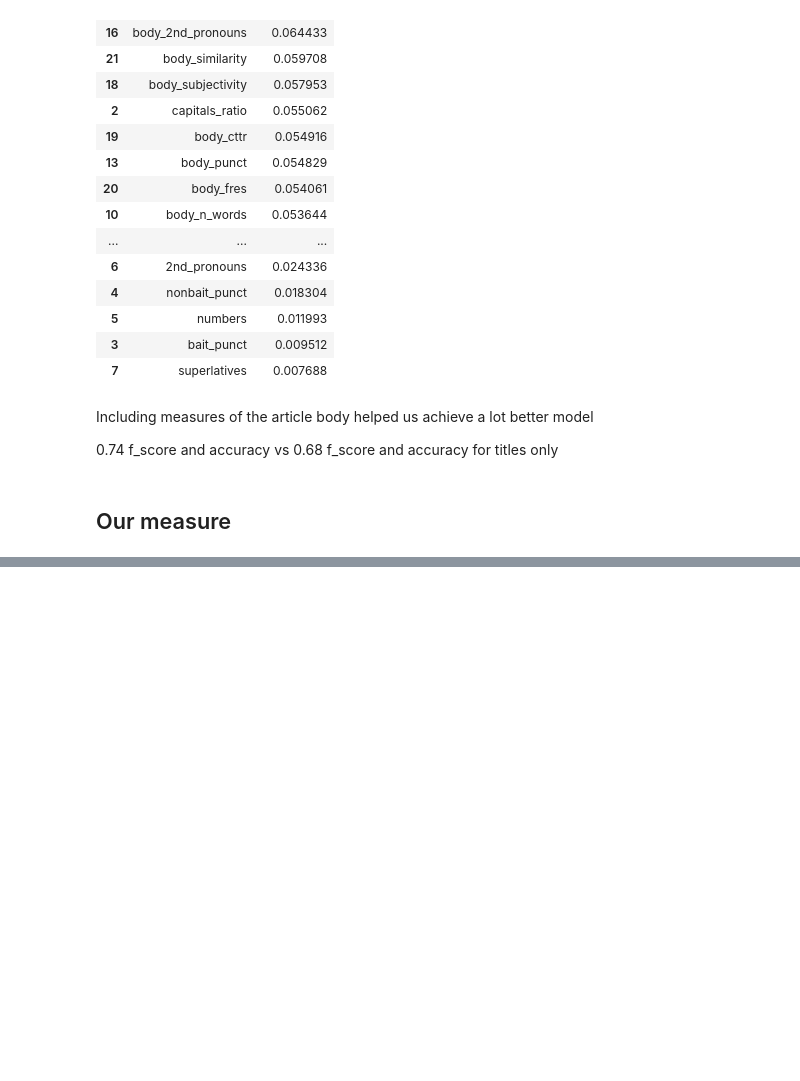
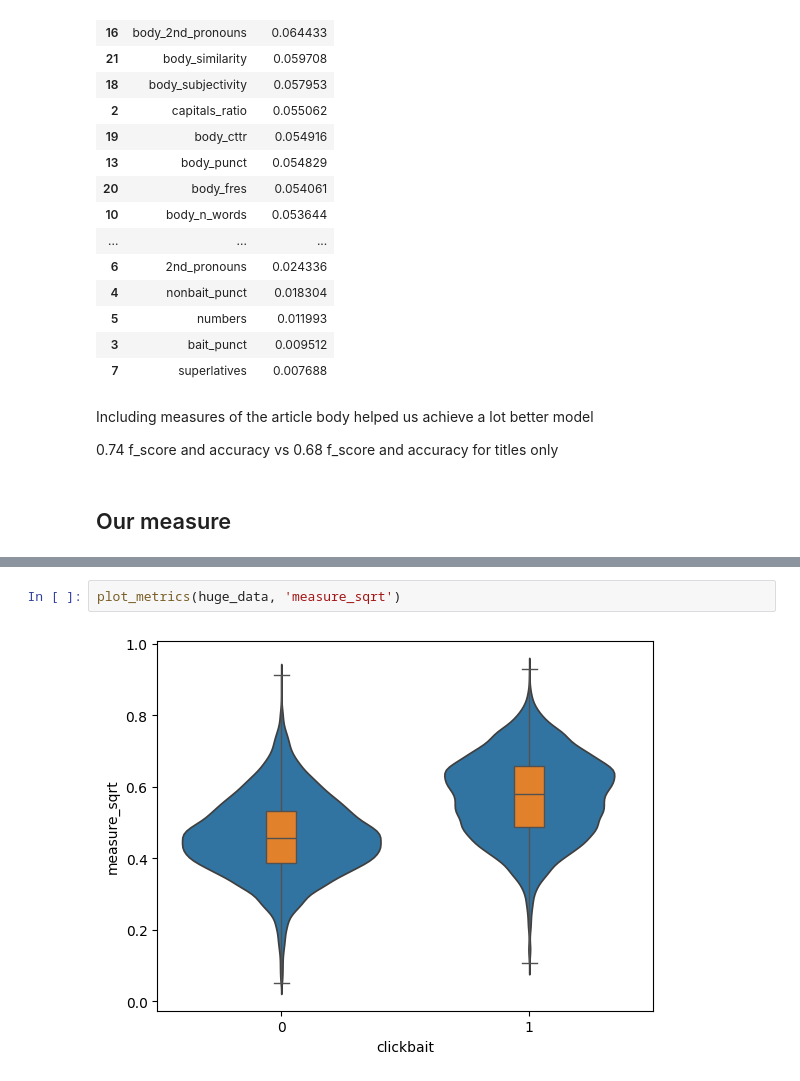
Before and after one commit to matkubita/ClickbaitDetectionThesis, a Jupyter notebook: notebooks/3-Informativeness-Measures.ipynb, the cells around one changed output, grey strips where cells are left out. Saved outputs shown, nothing was run; the diff lists cells and outputs as text; blank space fills up the shorter version.

```diff
--- a/notebooks/3-Informativeness-Measures.ipynb
+++ b/notebooks/3-Informativeness-Measures.ipynb
@@ -1797,0 +2010,4 @@ sqrt() for each and then multiply
+# %%
+plot_metrics(huge_data, 'measure_sqrt')
+# %% [output]
+[figure, added]
```
Also changed, not shown: parts of 31 cells of this notebook, 6 other files.
